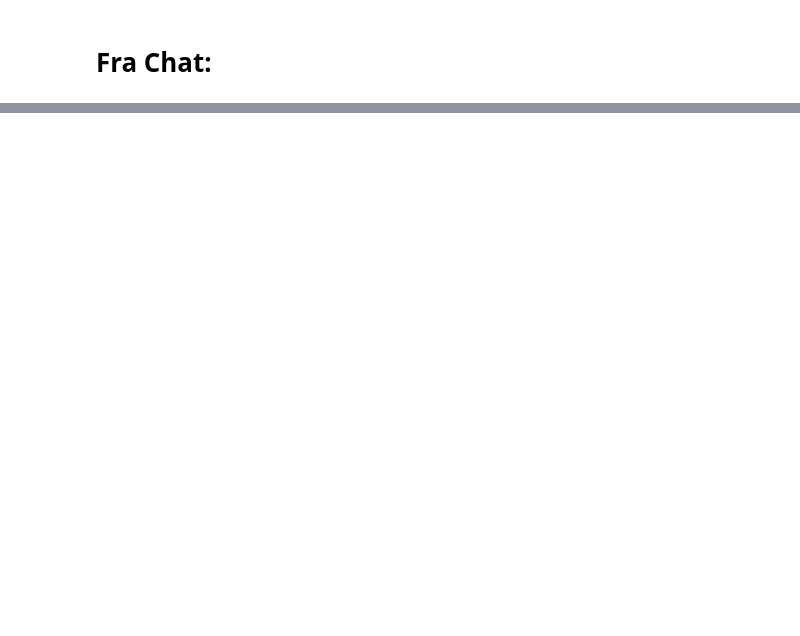
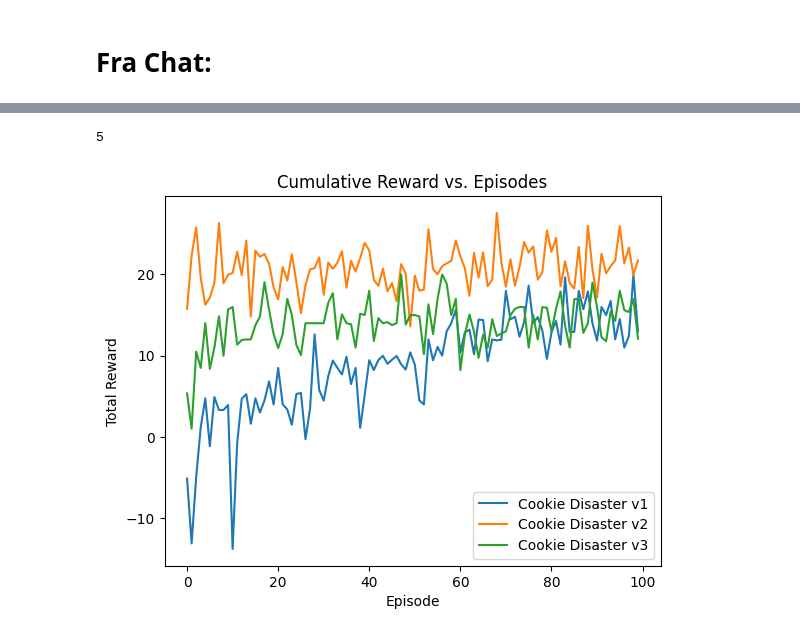
Before and after one commit to saraahmadi3/inf368, a Jupyter notebook: project/task2.ipynb, the cells around one changed output, grey strips where cells are left out. Saved outputs shown, nothing was run; the diff lists cells and outputs as text; code cells hidden in the pictures; blank space fills up the shorter version.

```diff
--- a/project/task2.ipynb
+++ b/project/task2.ipynb
@@ -2,16 +2,17 @@
 import gymnasium as gym
 import cookiedisaster
 import numpy as np
+import matplotlib.pyplot as plt
 import torch
 import torch.nn as nn
 import torch.optim as optim
-import matplotlib.pyplot as plt
+from BaseAgent import AbstractAgent
 print(torch.__version__)
 
 SEED=2
 np.random.seed(SEED)
 
-env = gym.make('cookiedisaster-v1')
+# env = gym.make('cookiedisaster-v1')
 # %% [output]
 2.2.2
 # %%
@@ -290,4 +274,4 @@ def test_actor_critic(env, actor, episodes=num_episodes):
 # %%
-env = gym.make('cookiedisaster-v1',render_mode='human')
-avg_act, act_rewards=test_actor_critic(env, best_actor, episodes=500)
-env.close()
+# env = gym.make('cookiedisaster-v1',render_mode='human')
+# avg_act, act_rewards=test_actor_critic(env, best_actor, episodes=500)
+# env.close()
@@ -380,7 +377,4 @@ agent = CookiePatrolAgent(**env_parameters)
 # %%
-import gym
-from cookie_patrol_agent import CookiePatrolAgent
-
 def train_on_environments(envs, num_episodes_per_env=100, gamma=0.99):
     results = {}
     agent_parameters = {'input_dim': 6, 'output_dim': envs[0].action_space.n}
@@ -389,14 +383,19 @@ def train_on_environments(envs, num_episodes_per_env=100, gamma=0.99):
     for env in envs:
         episode_rewards = []
         for episode in range(num_episodes_per_env):
-            state = env.reset()
+            state = env.reset()[0]
+            # print('state',state)
             state = preprocess_state(state)
             done = False
             total_reward = 0
-
+            count = 0
             while not done:
+                if count > MAX_TIME:
+                    break
+                count+=1
                 action = agent.select_action(state)
-                next_state, reward, done, _ = env.step(action)
+                next_state, reward, done, _, _ = env.step(action)
+                # print('next_state',next_state)
                 next_state = preprocess_state(next_state)
 
                 agent.learn(state, reward, next_state, done)
@@ -410,10 +409,10 @@ def train_on_environments(envs, num_episodes_per_env=100, gamma=0.99):
         results[env.spec.id] = episode_rewards
     return results
 
-# Assume your environments are gym-like and have been instantiated
-cookie_1 = gym.make('cookie_1')  # Adjust as needed to match actual environment names
-cookie_2 = gym.make('cookie_2')
-cookie_3 = gym.make('cookie_3')
+
+cookie_1 = gym.make('cookiedisaster-v1')
+cookie_2 = gym.make('cookiedisaster-v2')
+cookie_3 = gym.make('cookiedisaster-v3')
 
 envs = [cookie_1, cookie_2, cookie_3]
 all_env_results = train_on_environments(envs, num_episodes_per_env=100)
@@ -423,0 +441,15 @@ for env_name, rewards in all_env_results.items():
+# %%
+cookie_2.spec.kwargs['config']['width']
+# %% [output]
+5
+# %%
+plt.plot(all_env_results[cookie_1.spec.id], label='Cookie Disaster v1')
+plt.plot(all_env_results[cookie_2.spec.id], label='Cookie Disaster v2')
+plt.plot(all_env_results[cookie_3.spec.id], label='Cookie Disaster v3')
+plt.xlabel('Episode')
+plt.ylabel('Total Reward')
+plt.title('Cumulative Reward vs. Episodes')
+plt.legend()
+plt.show()
+# %% [output]
+[figure, added]
```
Also changed, not shown: parts of 8 cells of this notebook, 1 other file.
